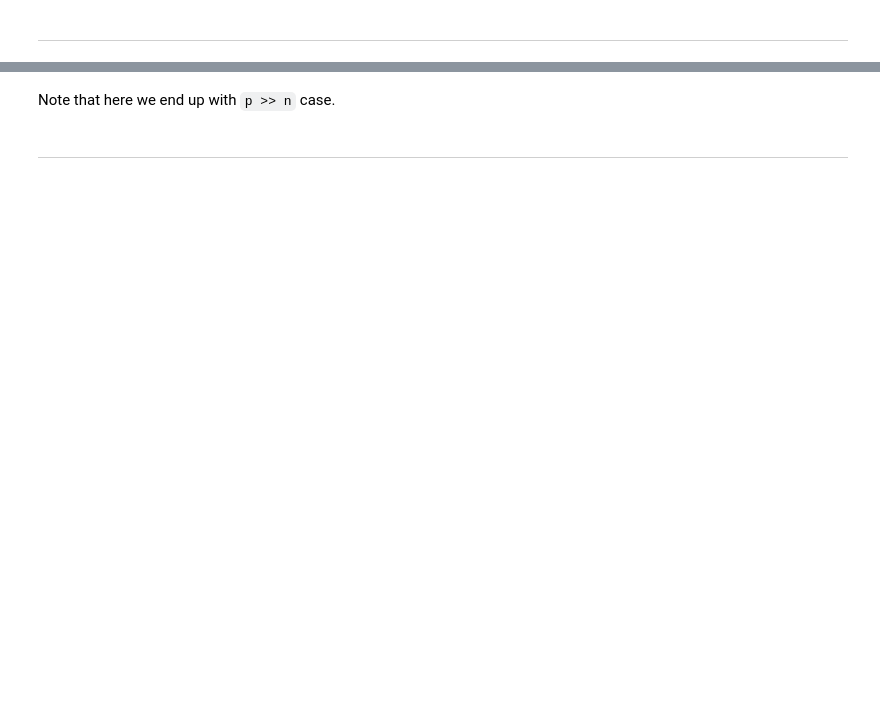
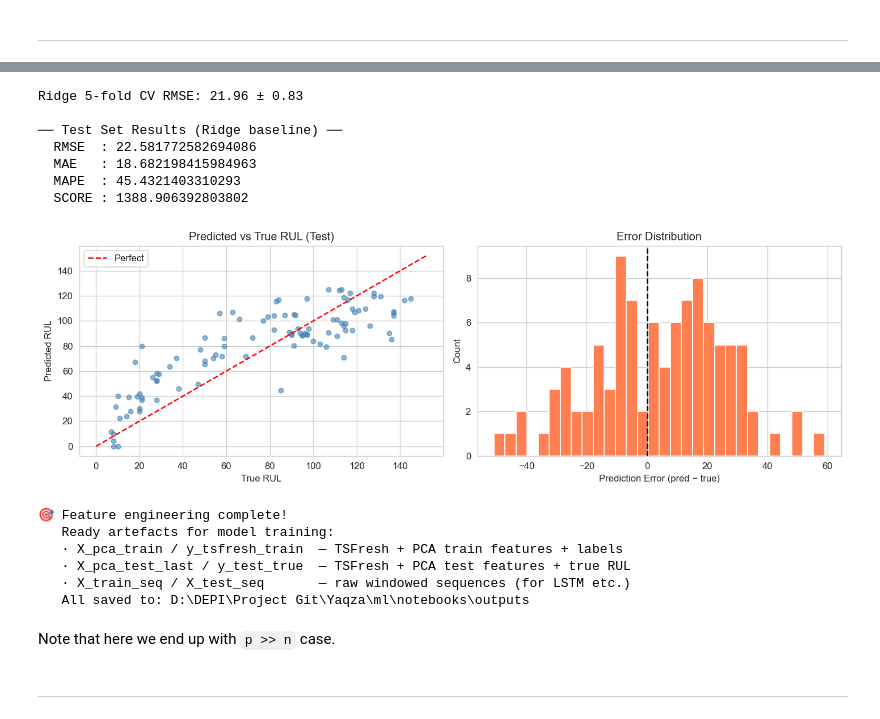
Before and after one commit to basmalaeltabakh/Yaqza, a Jupyter notebook: ml/notebooks/3-features_engineering.ipynb, the cells around one changed output, grey strips where cells are left out. Drawn from its saved outputs; the diff is of its cells as text; code cells hidden in the pictures; blank space fills up the shorter version.

```diff
--- a/ml/notebooks/3-features_engineering.ipynb
+++ b/ml/notebooks/3-features_engineering.ipynb
@@ -459,3 +1047,78 @@ Converted multi-index DF to sktime nested DF in 0:07:41.130546
+# %%
+# ─────────────────────────────────────────────────────────────────────────────
+# Simple Ridge regression on PCA features as a sanity baseline.
+# Replace with your own model in the next notebook.
+# ─────────────────────────────────────────────────────────────────────────────
+from sklearn.linear_model import Ridge
+from sklearn.model_selection import cross_val_score
+
+ridge = Ridge(alpha=1.0)
+ridge.fit(X_pca_train, y_tsfresh_train)
+
+# CV RMSE on train
+cv_rmse = -cross_val_score(
+    ridge, X_pca_train, y_tsfresh_train,
+    cv=5, scoring='neg_root_mean_squared_error', n_jobs=-1
+)
+print(f'Ridge 5-fold CV RMSE: {cv_rmse.mean():.2f} ± {cv_rmse.std():.2f}')
+
+# Test evaluation
+pred_test = ridge.predict(X_pca_test_last)
+pred_test = np.clip(pred_test, 0, RUL_UPPER_THRESHOLD)  # RUL ≥ 0
+
+results = {}
+for k, fn in SCORE_FUNCTIONS.items():
+    try:
+        results[k] = fn(y_test_true, pred_test)
+    except Exception as e:
+        results[k] = f'error: {e}'
+
+print('\n── Test Set Results (Ridge baseline) ──')
+for k, v in results.items():
+    print(f'  {k.upper():6s}: {v}')
+
+# ── Pred vs True plot ─────────────────────────────────────────────────────────
+fig, axes = plt.subplots(1, 2, figsize=(12, 4))
+
+axes[0].scatter(y_test_true, pred_test, alpha=0.6, s=25, color='steelblue')
+lim = max(y_test_true.max(), pred_test.max()) * 1.05
+axes[0].plot([0, lim], [0, lim], 'r--', lw=1.5, label='Perfect')
+axes[0].set_xlabel('True RUL'); axes[0].set_ylabel('Predicted RUL')
+axes[0].set_title('Predicted vs True RUL (Test)')
+axes[0].legend()
+
+errors = pred_test - y_test_true
+axes[1].hist(errors, bins=30, edgecolor='white', color='coral')
+axes[1].axvline(0, color='black', lw=1.5, ls='--')
+axes[1].set_xlabel('Prediction Error (pred − true)')
+axes[1].set_ylabel('Count')
+axes[1].set_title('Error Distribution')
+
+plt.tight_layout()
+plt.savefig(OUTPUT_DIR / 'baseline_results.png', bbox_inches='tight')
+plt.show()
+
+print('\n🎯 Feature engineering complete!')
+print('   Ready artefacts for model training:')
+print('   · X_pca_train / y_tsfresh_train  — TSFresh + PCA train features + labels')
+print('   · X_pca_test_last / y_test_true  — TSFresh + PCA test features + true RUL')
+print('   · X_train_seq / X_test_seq       — raw windowed sequences (for LSTM etc.)')
+print('   All saved to:', OUTPUT_DIR.resolve())
+# %% [output]
+Ridge 5-fold CV RMSE: 21.96 ± 0.83
+
+── Test Set Results (Ridge baseline) ──
+  RMSE  : 22.581772582694086
+  MAE   : 18.682198415984963
+  MAPE  : 45.4321403310293
+  SCORE : 1388.906392803802
+[figure, added]
+🎯 Feature engineering complete!
+   Ready artefacts for model training:
+   · X_pca_train / y_tsfresh_train  — TSFresh + PCA train features + labels
+   · X_pca_test_last / y_test_true  — TSFresh + PCA test features + true RUL
+   · X_train_seq / X_test_seq       — raw windowed sequences (for LSTM etc.)
+   All saved to: D:\DEPI\Project Git\Yaqza\ml\notebooks\outputs
 # %% [markdown]
 Note that here we end up with `p >> n` case.
 # %% [markdown]
```
Also changed, not shown: parts of 63 cells of this notebook.
